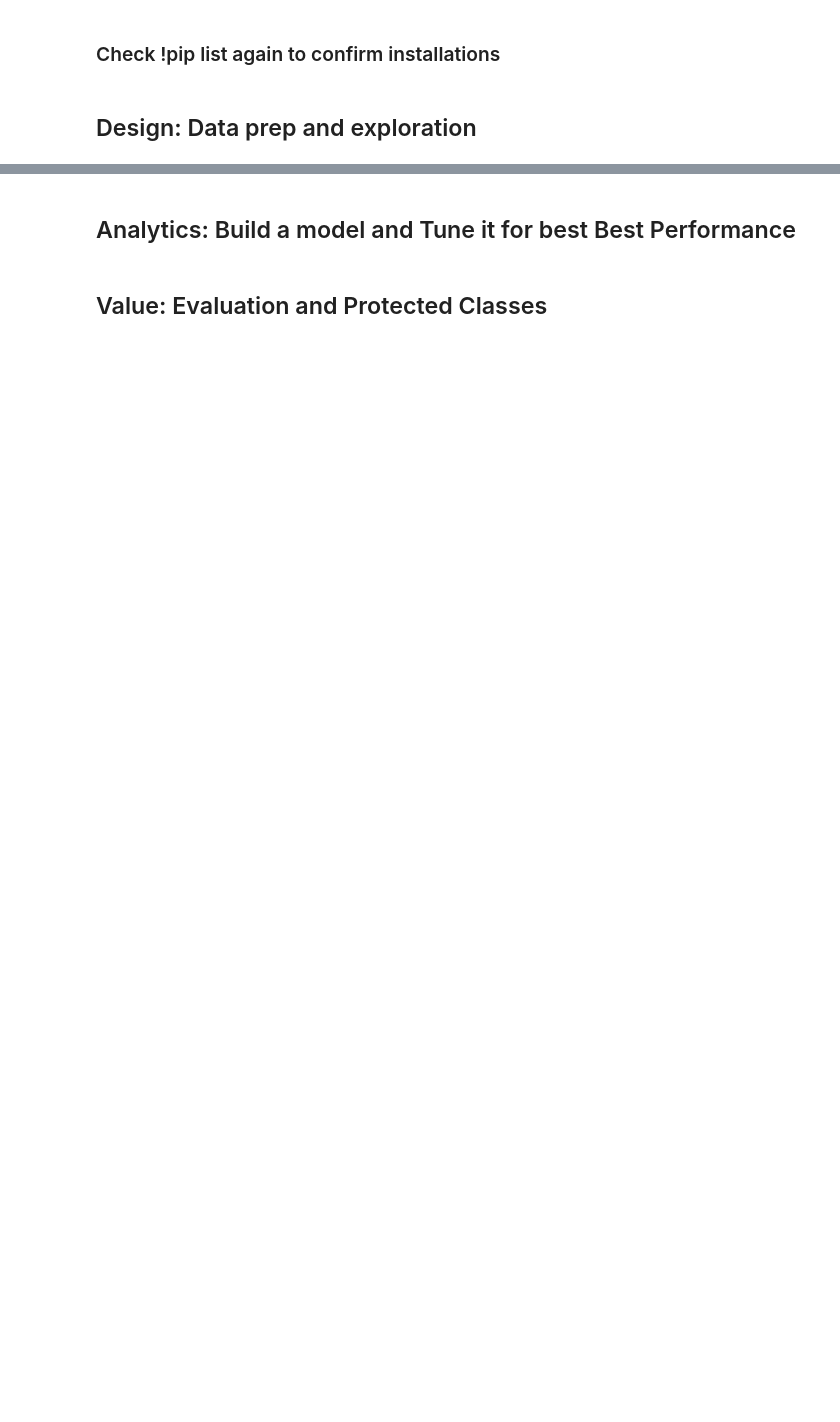
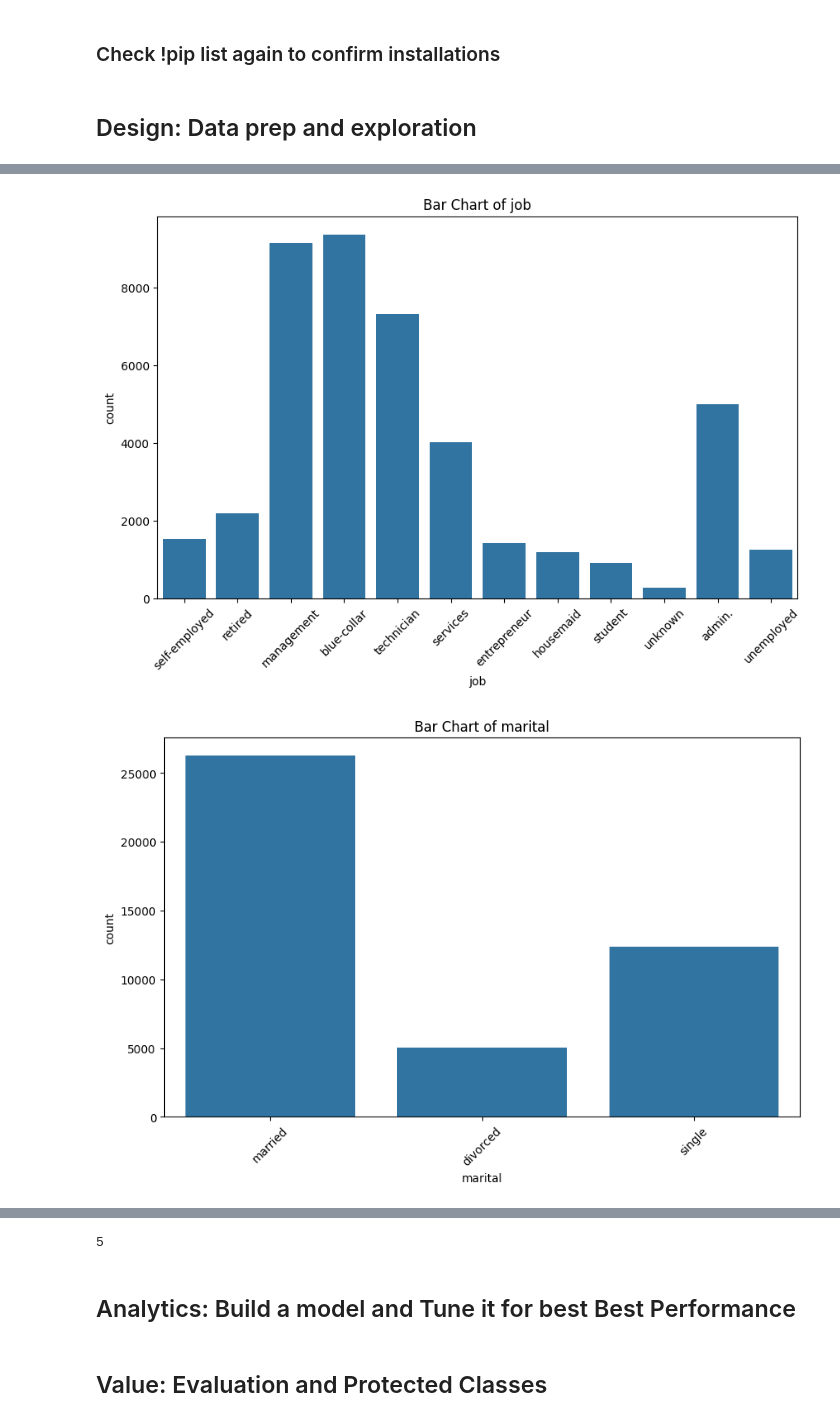
Before and after one commit to RunheZhang/ds1001_final, a Jupyter notebook: ds1001_final/notebooks/Final_Project_Notebook.ipynb, the cells around one changed output, grey strips where cells are left out. Drawn from its saved outputs; the diff is of its cells as text; code cells hidden in the pictures; blank space fills up the shorter version.

```diff
--- a/ds1001_final/notebooks/Final_Project_Notebook.ipynb
+++ b/ds1001_final/notebooks/Final_Project_Notebook.ipynb
@@ -118,9 +120,12 @@ for col in numeric_columns:
 # %%
 # Bar charts for categorical variables
-categorical_columns = "xx".select_dtypes(include=['object', 'category']).columns
+categorical_columns = my_data.select_dtypes(include=['object', 'category']).columns
 for col in categorical_columns:
     plt.figure(figsize=(10, 6))
-    sns.countplot(x="xx"[col])
+    sns.countplot(x=my_data[col])
     plt.title(f'Bar Chart of {col}')
     plt.xticks(rotation=45)
     plt.show()
+# %% [output]
+[figure, added]
+[figure, added]
@@ -127,6 +138,9 @@ for col in categorical_columns:
 # %%
 # How many numeric columns are in the data set?
-num_numeric_columns = "xx".select_dtypes(include=['number']).shape[1]
+num_numeric_columns = my_data.select_dtypes(include=['number']).shape[1]
+print(num_numeric_columns)
+# %% [output]
+5
 # %%
 # Normalization
 scaler = MinMaxScaler()
```
Also changed, not shown: parts of 7 cells of this notebook.
